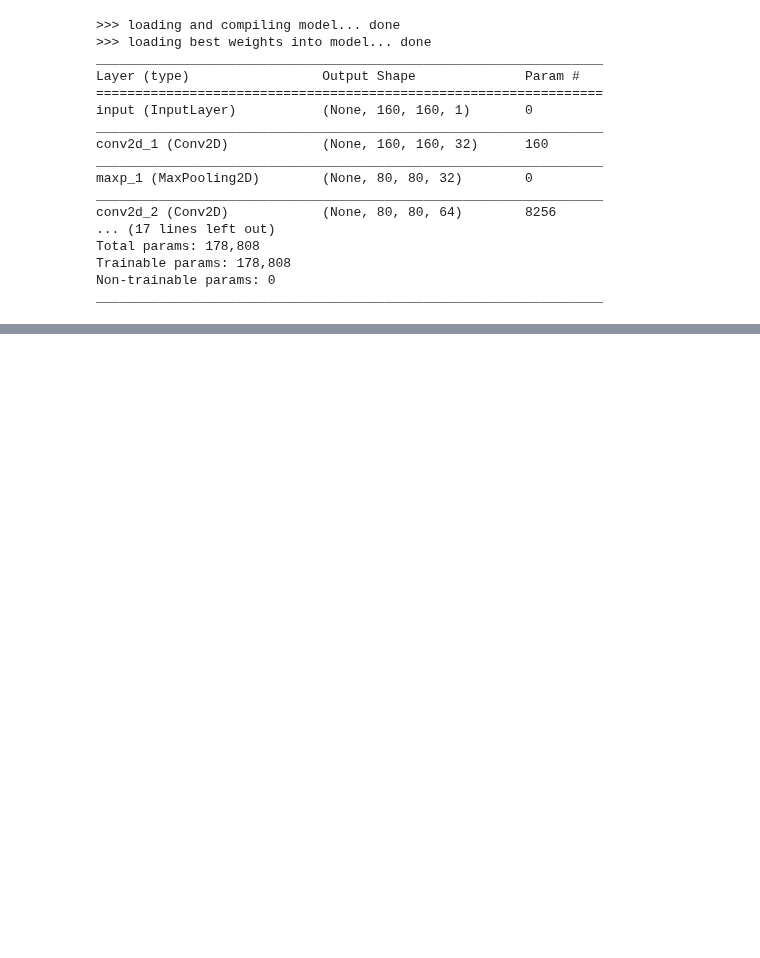
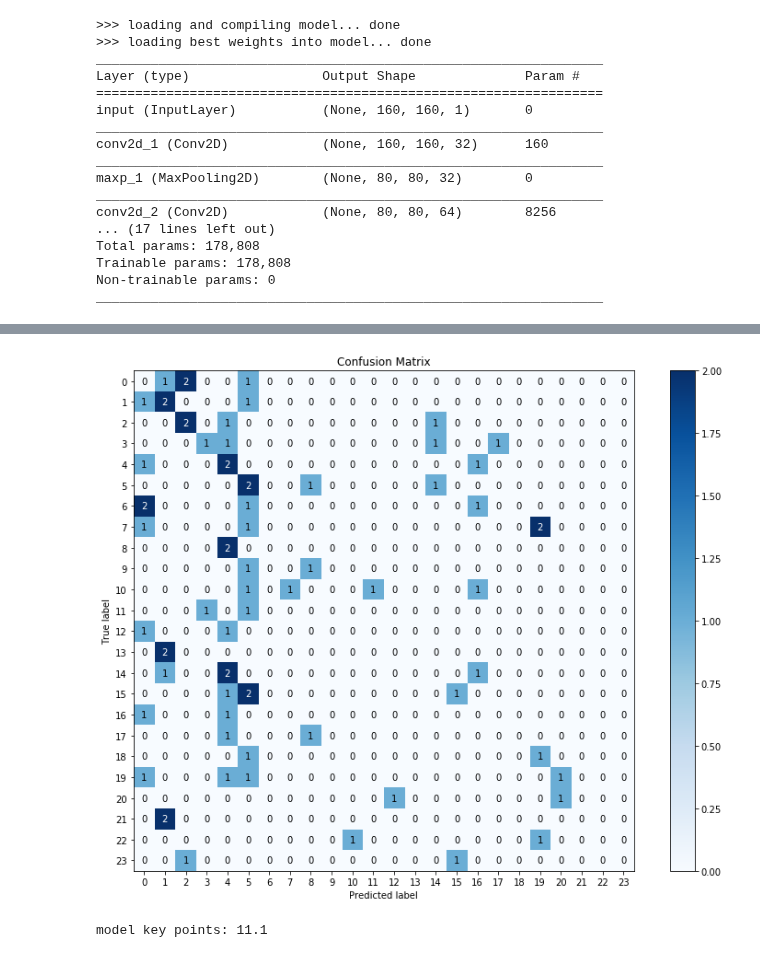
Before and after one commit to damilo/keyestcnn, a Jupyter notebook: model/model.eval.ipynb, the cells around one changed output, grey strips where cells are left out. Cells and saved outputs as stored; diff of their text form; code cells hidden in the pictures; blank space fills up the shorter version.

```diff
--- a/model/model.eval.ipynb
+++ b/model/model.eval.ipynb
@@ -354,0 +497,13 @@ _________________________________________________________________
+# %%
+from PIL import ImageFile
+ImageFile.LOAD_TRUNCATED_IMAGES = True
+
+bench_spectro_tensors = paths_to_tensor (src_bench_spectro_data['filenames'])
+# %%
+from keras.utils import np_utils
+
+X_test = bench_spectro_tensors
+y_test = np_utils.to_categorical (np.array (src_bench_spectro_data['target']), 24)
+
+score = model.evaluate (X_test, y_test, verbose=1)
+print ([(model.metrics_names[i], score[i]) for i in range (len (model.metrics_names))])
@@ -354,0 +513,16 @@ _________________________________________________________________
+# %%
+# confusion matrix
+import pandas as pd
+from IPython.display import display
+from sklearn.metrics import confusion_matrix
+
+y_true = [y_test[i].argmax () for i in range (len (y_test))]
+model_pred = model.predict (X_test)
+y_pred = [model_pred[i].argmax () for i in range (len (model_pred))]
+
+cm = confusion_matrix (y_true, y_pred)
+cm_pd = pd.DataFrame (data=cm, index=target_keys, columns=target_keys)
+# rows = true label, columns = predicted label
+
+pd.set_option ('display.max_columns', 24)
+display (cm_pd)
@@ -354,0 +547,8 @@ _________________________________________________________________
+# %%
+import matplotlib.pyplot as plt
+%matplotlib inline
+import scikitplot as skplt
+
+skplt.metrics.plot_confusion_matrix (y_true, y_pred, figsize=(14,10));
+# %% [output]
+[figure, added]
@@ -354,0 +563,17 @@ _________________________________________________________________
+# %%
+keypoints_model = 0
+for true_key in cm_pd.index.values:
+    for (idx, pred_key_value) in enumerate (cm_pd.loc[true_key]):
+        if pred_key_value > 0:
+            pred_key = cm_pd.columns[idx]
+            #print (true_key, idx, pred_key)
+            kpn_tk = keypoints_names.iloc[(keypoints_names['note'] == true_key).idxmax ()]
+            #print (kpn_tk)
+            for (idxx, ktk) in enumerate (kpn_tk):
+                if (pred_key == ktk):
+                    #print ('YES', idxx, keypoints.values[0][idxx])
+                    keypoints_model += keypoints.values[0][idxx]
+
+print ('model key points:', keypoints_model)
+# %% [output]
+model key points: 11.1
```
Also changed, not shown: parts of 15 cells of this notebook.
